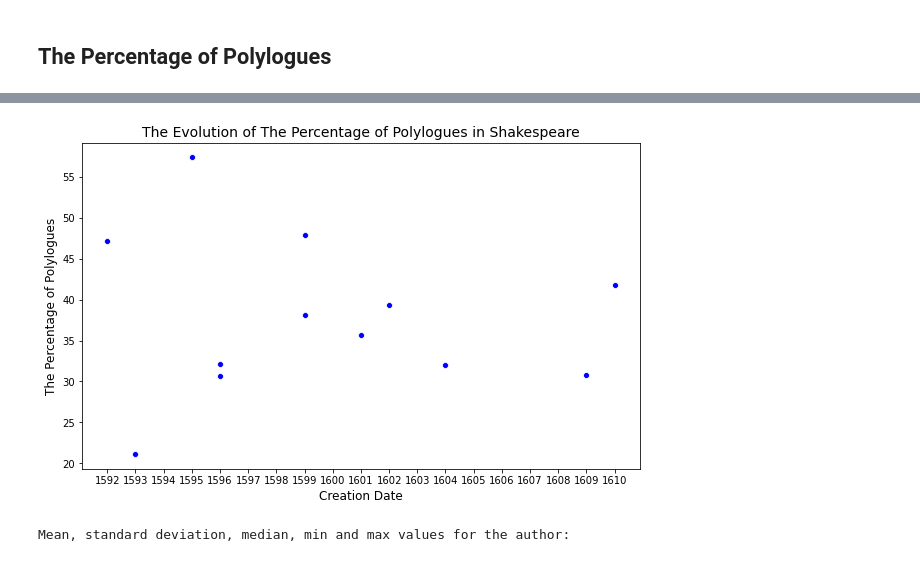
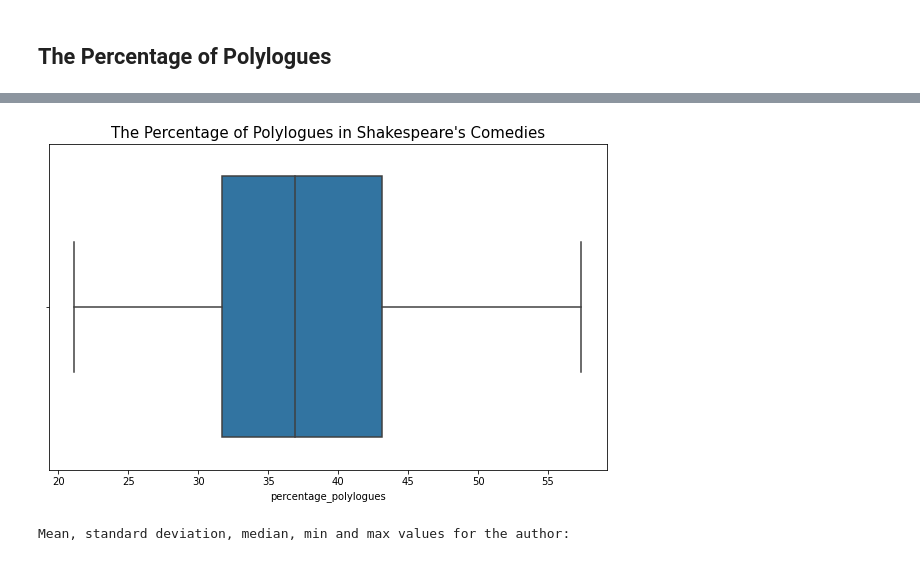
Before and after one commit to innawendell/European_Comedy, a Jupyter notebook: Analyses/Contrastive_Material_Exploration.ipynb, the cells around one changed output, grey strips where cells are left out. Saved outputs shown, nothing was run; the diff lists cells and outputs as text; code cells hidden in the pictures.

```diff
--- a/Analyses/Contrastive_Material_Exploration.ipynb
+++ b/Analyses/Contrastive_Material_Exploration.ipynb
@@ -265,18 +273,10 @@ We cannot tell if there is a clear historical development of the percentage of n
 # %%
 plt.figure(figsize=(10, 6))
-plt.title('The Evolution of The Percentage of Polylogues in Shakespeare', fontsize=14)
-
-sns.scatterplot('date',
-                'percentage_polylogues',
-                 data=shakespeare_df,
-                 color='blue')
-plt.xticks([year for year in range(shakespeare_df.date.min(),
-                                   shakespeare_df.date.max()+1)])
-plt.xlabel('Creation Date', fontsize=12)
-plt.ylabel('The Percentage of Polylogues', fontsize=12)
+plt.title('The Percentage of Polylogues in Shakespeare\'s Comedies', fontsize=15)
+sns.boxplot(shakespeare_df['percentage_polylogues'])
 plt.show()
 # %% [output]
-[figure, old version]
+[figure, new version]
 # %%
 summary_feature(shakespeare_df, 'percentage_polylogues')
 # %% [output]
```
Also changed, not shown: parts of 35 cells of this notebook.
